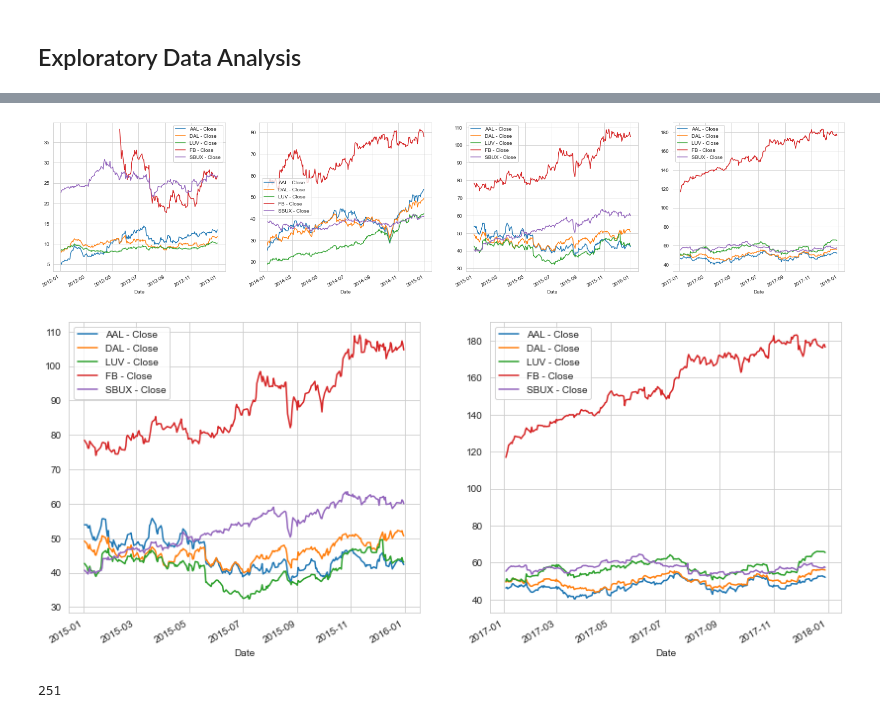
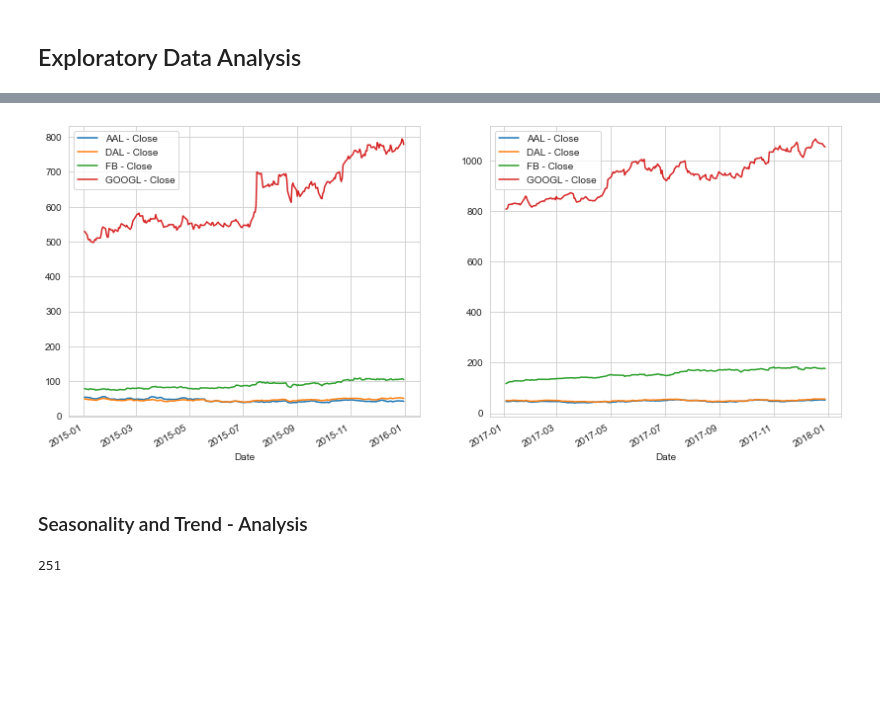
Before and after one commit to YohannesDK/DAT550-Project, a Jupyter notebook: test.ipynb, the cells around one changed output, grey strips where cells are left out. Drawn from its saved outputs; the diff is of its cells as text; code cells hidden in the pictures; blank space fills up the shorter version.

```diff
--- a/test.ipynb
+++ b/test.ipynb
@@ -23,12 +23,11 @@ import calendar
 # Caching
 import requests_cache
 # %%
-# American Airlines Group Inc. (AAL), # Delta Air Lines, Inc. (DAL)
-stock_names = {'AAL': 'American Airlines Group Inc.', 'DAL': 'Delta Air Lines, Inc.', 'LUV': 'Southwest Airlines', 'FB': 'Facebook', 'SBUX': 'Starbucks'}
-airline_stocks = ['AAL', 'DAL', 'LUV', 'FB', 'SBUX']
-AAL, DAL, LUV, FB, SBUX = None, None, None, None, None
-start = dt(2010, 1, 1)
-end = dt(2020, 1, 1)
+stock_names = {'AAL': 'American Airlines Group Inc.', 'DAL': 'Delta Air Lines, Inc.', 'FB': 'Facebook', 'GOOGL': 'Google'}
+stocks = ['AAL', 'DAL', 'FB', 'GOOGL']
+AAL, DAL, FB, GOOGL = None, None, None, None
+start = dt(2013, 1, 1)
+end = dt(2019, 12, 31)
 # %% [markdown]
 Making the same request repeatedly can use a lot of bandwidth, slow down your code and may result in your IP being banned.
 We might not need to cache...
@@ -187,20 +138,16 @@ open_close_prices_per_airline([2015, 2016])
 # %%
-# now we will match stock increases and decreases, per year
-def airline_stock_price_per_year(features:list = ['Open'], years:list = [2015]):
+def plot_stock_feature_per_year(features:list = ['Open'], years:list = [2015]):
     fig, ax = plt.subplots(1, len(years), figsize=(7*len(years), 6))
     for i, year in enumerate(years):
-        for j, stock in enumerate(airline_stocks):
+        for j, stock in enumerate(stocks):
             df_stock = globals()[stock]
             df_stock = df_stock.loc[df_stock["Year"] == year]
 
-            # ax[i].set_title(stock_names[stock] + " - " + str(year))
             df_stock.plot(y=features, ax=ax[i], label=[f"{stock} - {f}" for f in features])
 
-airline_stock_price_per_year(features=['Close'], years=[2012, 2014, 2015, 2017])
+plot_stock_feature_per_year(features=['Close'], years=[2015, 2017])
 # %% [output]
-[figure, old version]
+[figure, new version]
-# %%
-airline_stock_price_per_year(features=['Close'], years=[2015, 2017])
-# %% [output]
-[figure, removed]
+# %% [markdown]
+### Seasonality and Trend - Analysis
 # %%
```
Also changed, not shown: parts of 26 cells of this notebook, 2 other files.
